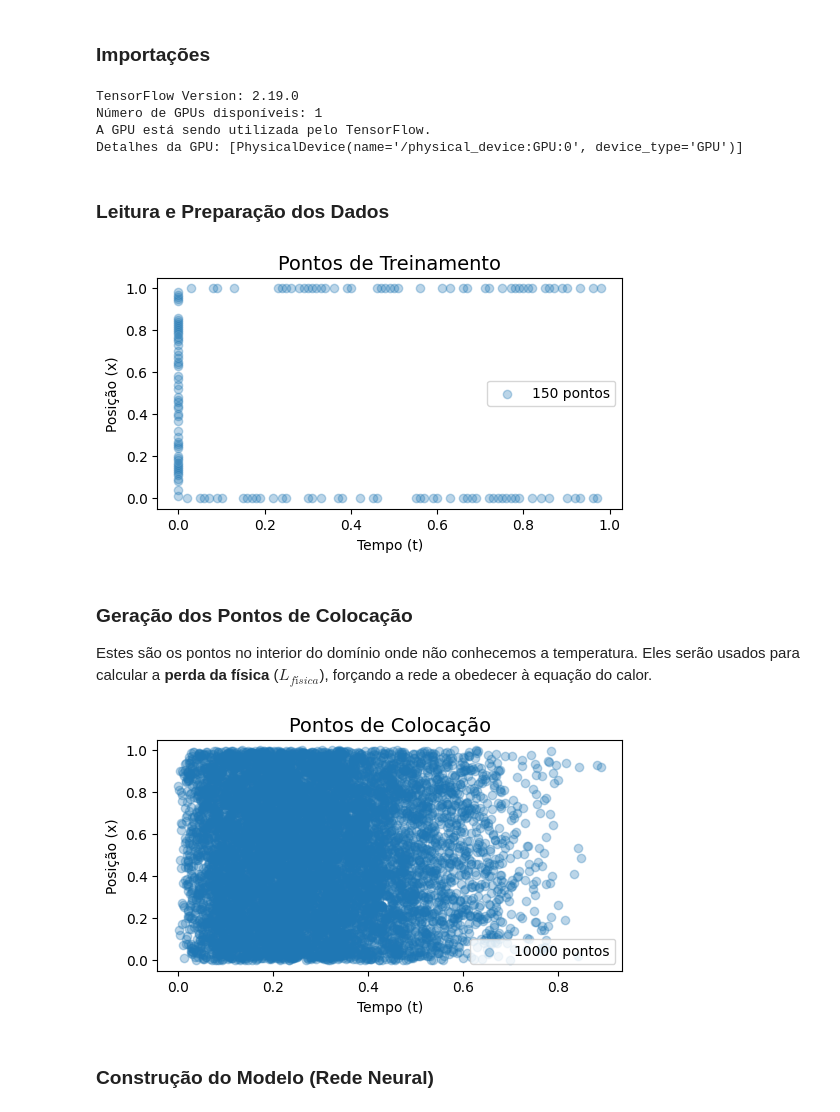
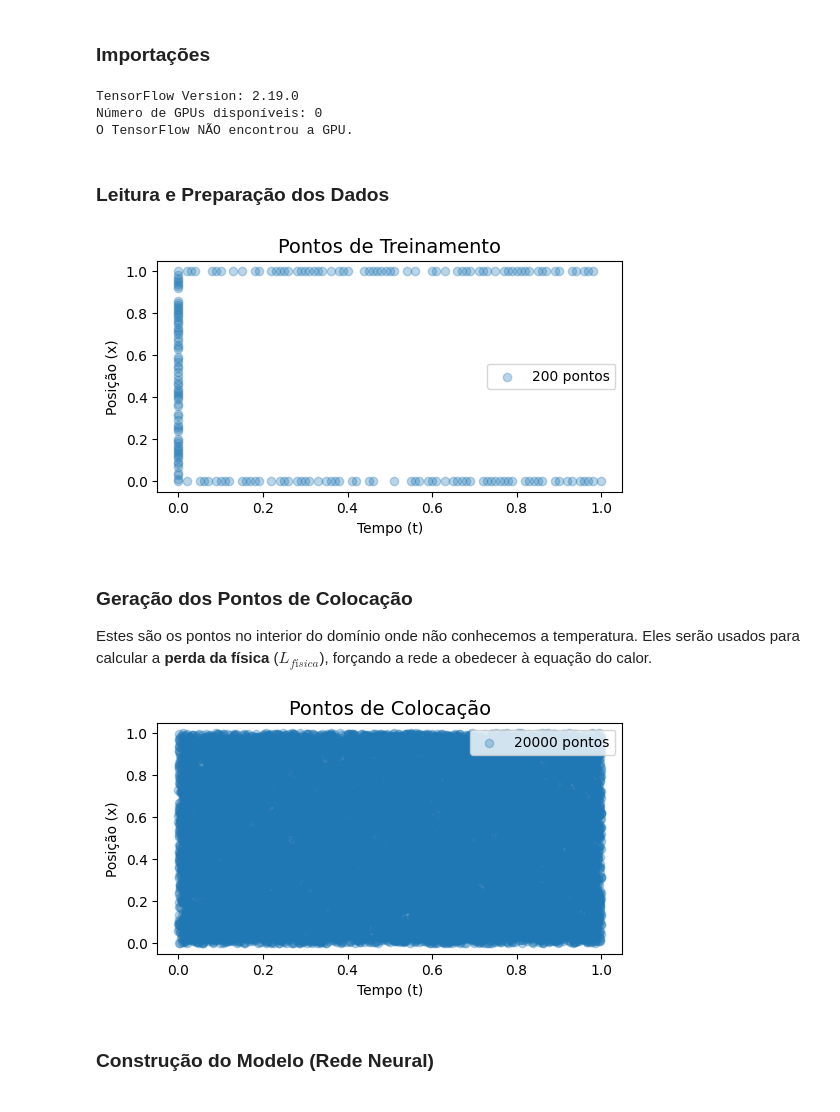
Before and after one commit to thiagoneye/master-sciml, a Jupyter notebook: 04-neural_solvers/notebooks/heat_equation_dirichlet.ipynb, the cells around one changed output. Saved outputs shown, nothing was run; the diff lists cells and outputs as text; code cells hidden in the pictures.

```diff
--- a/04-neural_solvers/notebooks/heat_equation_dirichlet.ipynb
+++ b/04-neural_solvers/notebooks/heat_equation_dirichlet.ipynb
@@ -52,6 +52,7 @@ import tensorflow_probability as tfp
 # from scipy.stats import qmc # upgrade scipy for LHS !pip install scipy --upgrade
 from sklearn.metrics import mean_squared_error, mean_absolute_error, r2_score
 
+tf.keras.backend.set_floatx("float64")
 tf.random.set_seed(42)
 np.random.seed(42)
 
@@ -64,13 +65,10 @@ if gpus:
     print("Detalhes da GPU:", gpus)
 else:
     print("O TensorFlow NÃO encontrou a GPU.")
-
-tf.keras.backend.set_floatx("float64")
 # %% [output]
 TensorFlow Version: 2.19.0
-Número de GPUs disponíveis: 1
-A GPU está sendo utilizada pelo TensorFlow.
-Detalhes da GPU: [PhysicalDevice(name='/physical_device:GPU:0', device_type='GPU')]
+Número de GPUs disponíveis: 0
+O TensorFlow NÃO encontrou a GPU.
 # %% [markdown]
 ### Leitura e Preparação dos Dados
 # %%
@@ -88,7 +86,7 @@ T = df_full[["temperature"]].values
 df = df_full[
     (df_full["time"] == 0) | (df_full["position"] == 0) | (df_full["position"] == 1)
 ]
-df = df.sample(frac=0.5, random_state=42)
+df = df.sample(frac=0.665, random_state=42)
 
 X_train_raw = df[["time", "position"]].values
 T_train_raw = df[["temperature"]].values
@@ -105,40 +103,38 @@ ax.set_xlabel("Tempo (t)", fontsize=10)
 ax.set_ylabel("Posição (x)", fontsize=10)
 ax.legend();
 # %% [output]
-[figure, old version]
+[figure, new version]
 # %% [markdown]
 ### Geração dos Pontos de Colocação
 
 Estes são os pontos no interior do domínio onde não conhecemos a temperatura. Eles serão usados para calcular a **perda da física** ($L_{física}$), forçando a rede a obedecer à equação do calor.
 # %%
-N_collocation = 10000
+N_collocation = 20000
 
 # Pega os limites do domínio a partir dos dados
 t_min, t_max = df_full["time"].min(), df_full["time"].max()
 x_min, x_max = df_full["position"].min(), df_full["position"].max()
 
 # Gera pontos aleatórios dentro desses limites
 x_collocation = tf.random.uniform(
     (N_collocation, 1), minval=x_min, maxval=x_max, dtype=tf.float64
 )
-
-alpha = tf.constant(2.0, dtype=tf.float64)
-beta = tf.constant(5.0, dtype=tf.float64)
-beta_dist = tfp.distributions.Beta(alpha, beta)
-t_collocation = beta_dist.sample((N_collocation, 1))
+t_collocation = tf.random.uniform(
+    (N_collocation, 1), minval=t_min, maxval=t_max, dtype=tf.float64
+)
 
 X_collocation_raw = tf.concat([t_collocation, x_collocation], axis=1)
 X_collocation_tf = tf.convert_to_tensor(X_collocation_raw, dtype=tf.float64)
 
 # Plot
 fig, ax = plt.subplots(figsize=(6, 3))
 ax.scatter(X_collocation_raw[:, 0], X_collocation_raw[:, 1], alpha=0.3, label=f"{N_collocation} pontos")
 ax.set_title("Pontos de Colocação", fontsize=14)
 ax.set_xlabel("Tempo (t)", fontsize=10)
 ax.set_ylabel("Posição (x)", fontsize=10)
 ax.legend();
 # %% [output]
-[figure, old version]
+[figure, new version]
 # %% [markdown]
 ### Construção do Modelo (Rede Neural)
 # %%
```
Also changed, not shown: parts of 7 cells of this notebook.
